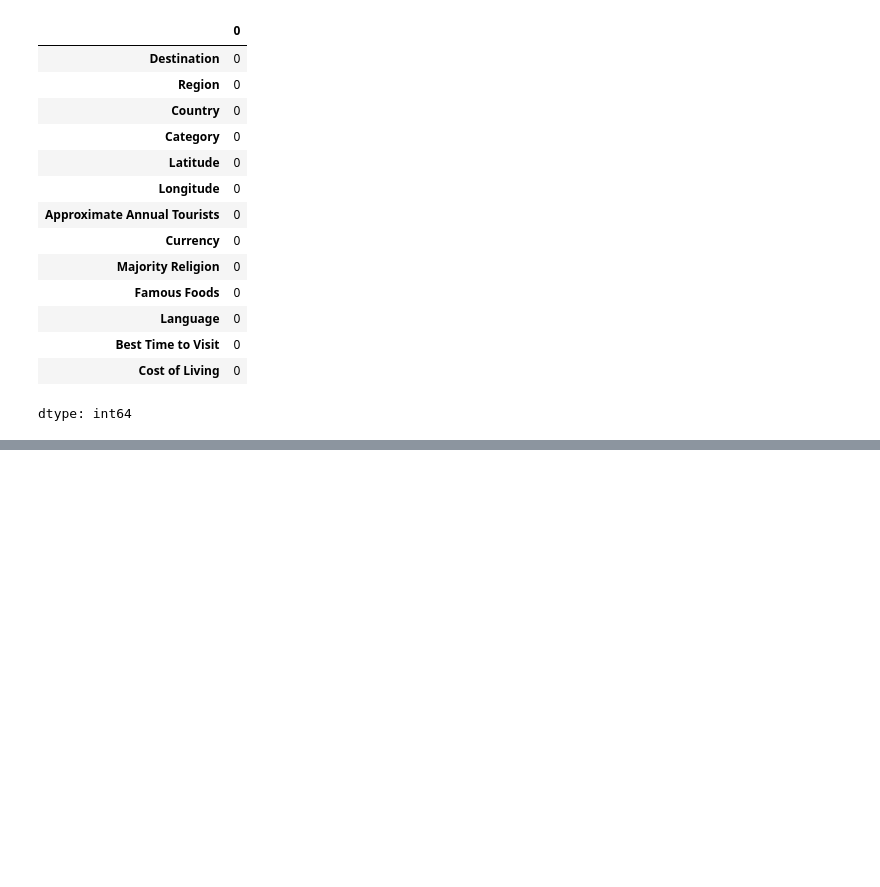
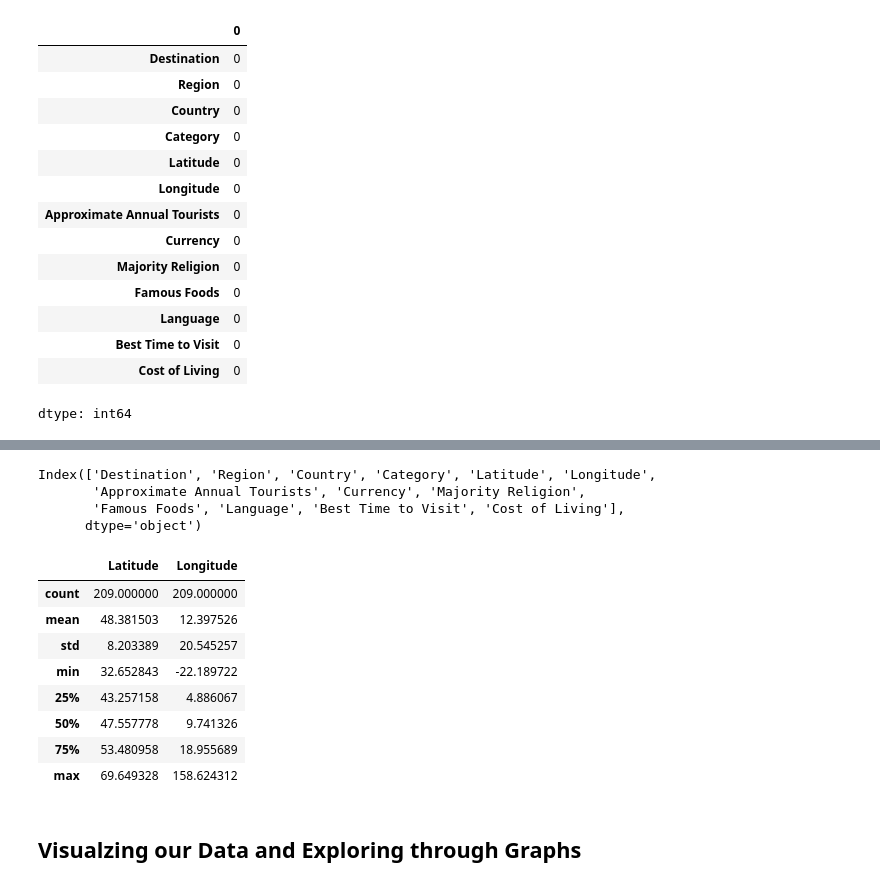
Before and after one commit to saadkhalidabbasi/EDA-Projects, a Jupyter notebook: European_Tour_Destinations_Dataset.ipynb, the cells around one changed output, grey strips where cells are left out. Cells and saved outputs as stored; diff of their text form; code cells hidden in the pictures; blank space fills up the shorter version.

```diff
--- a/European_Tour_Destinations_Dataset.ipynb
+++ b/European_Tour_Destinations_Dataset.ipynb
@@ -89,0 +153,21 @@ dtype: int64
+# %%
+df.columns
+# %% [output]
+Index(['Destination', 'Region', 'Country', 'Category', 'Latitude', 'Longitude',
+       'Approximate Annual Tourists', 'Currency', 'Majority Religion',
+       'Famous Foods', 'Language', 'Best Time to Visit', 'Cost of Living'],
+      dtype='object')
+# %%
+df.describe()
+# %% [output]
+|  | Latitude | Longitude |
+| count | 209.000000 | 209.000000 |
+| mean | 48.381503 | 12.397526 |
+| std | 8.203389 | 20.545257 |
+| min | 32.652843 | -22.189722 |
+| 25% | 43.257158 | 4.886067 |
+| 50% | 47.557778 | 9.741326 |
+| 75% | 53.480958 | 18.955689 |
+| max | 69.649328 | 158.624312 |
+# %% [markdown]
+## **Visualzing our Data and Exploring through Graphs**
```
Also changed, not shown: parts of 9 cells of this notebook.
